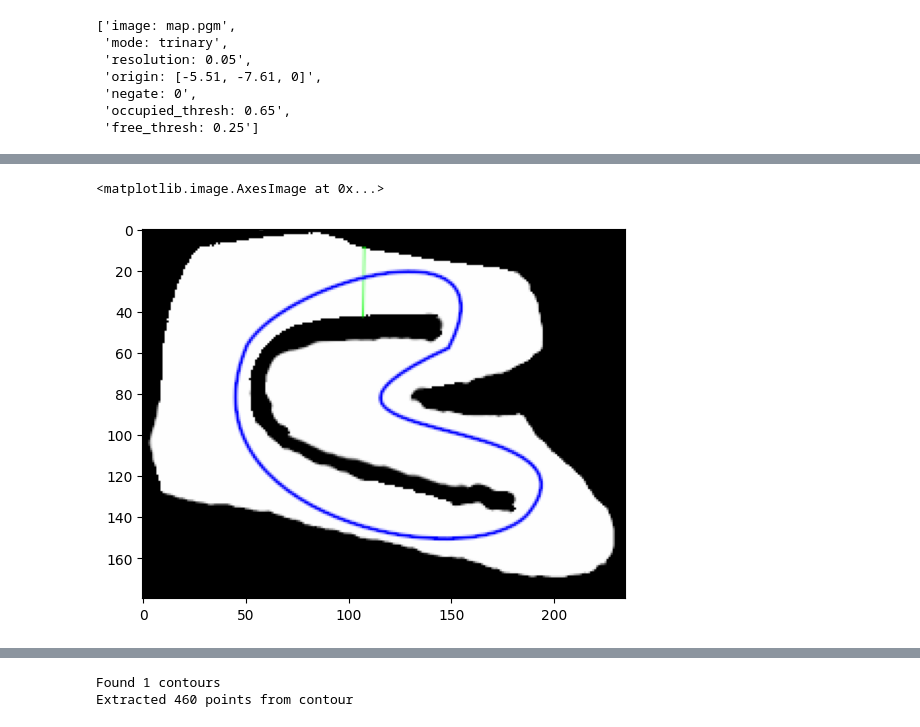
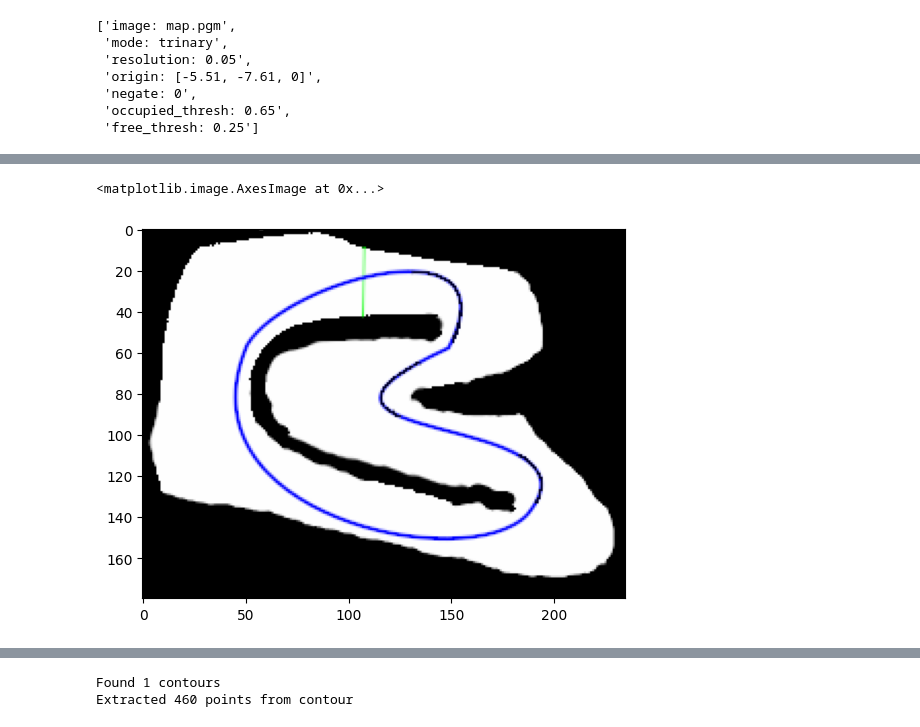
Before and after one commit to anjrew/race-lines-optimization, a Jupyter notebook: notebooks/load_racing_line_file.ipynb, the cells around one changed output, grey strips where cells are left out. Saved outputs shown, nothing was run; the diff lists cells and outputs as text; code cells hidden in the pictures.

```diff
--- a/notebooks/load_racing_line_file.ipynb
+++ b/notebooks/load_racing_line_file.ipynb
@@ -47,14 +50,14 @@ list_files_recursively(map_folder)
 # %%
 # Load racing_lines/map_race_line_drawn.png
-racing_lines_path = map_folder / 'racing_lines' / 'map_race_line_drawn.png'
+racing_lines_path = map_folder / 'racing_lines' / '1' /'map_race_line_drawn_with_slow_areas.png'
 # racing_lines = cv2.imread(str(racing_lines_path), cv2.COLOR_RGB2BGR)
 racing_lines = cv2.imread(str(racing_lines_path), cv2.COLOR_BGR2RGB)
 # racing_lines = cv2.imread(str(racing_lines_path), cv2.COLOR_BGR2GRAY)
 # Show the image
 plt.imshow(racing_lines)
 # %% [output]
 <matplotlib.image.AxesImage at 0x...>
-[figure, old version]
+[figure, new version]
 # %%
 def mask_red_regions(image):
     # Convert the image from BGR to HSV color space
```
Also changed, not shown: parts of 8 cells of this notebook, 1 other file.
